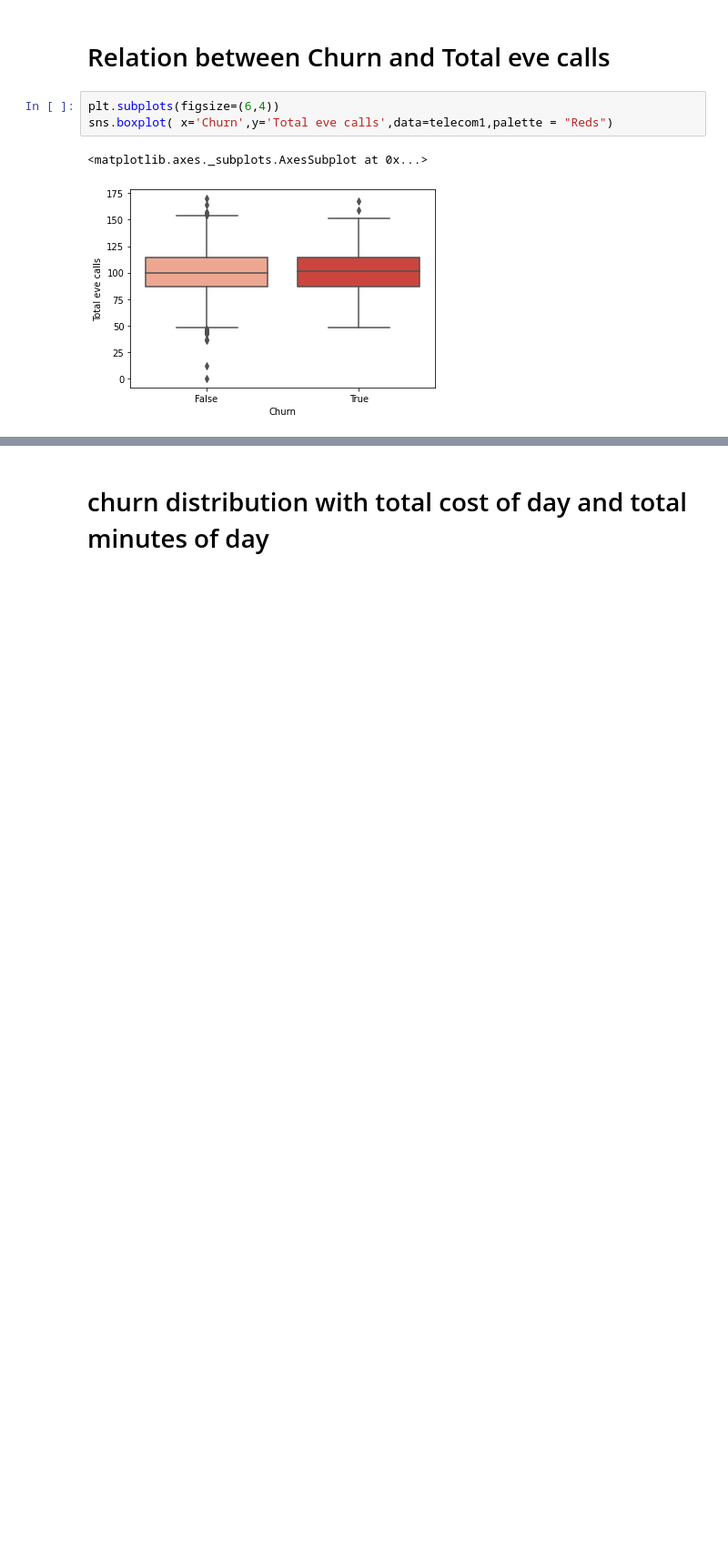
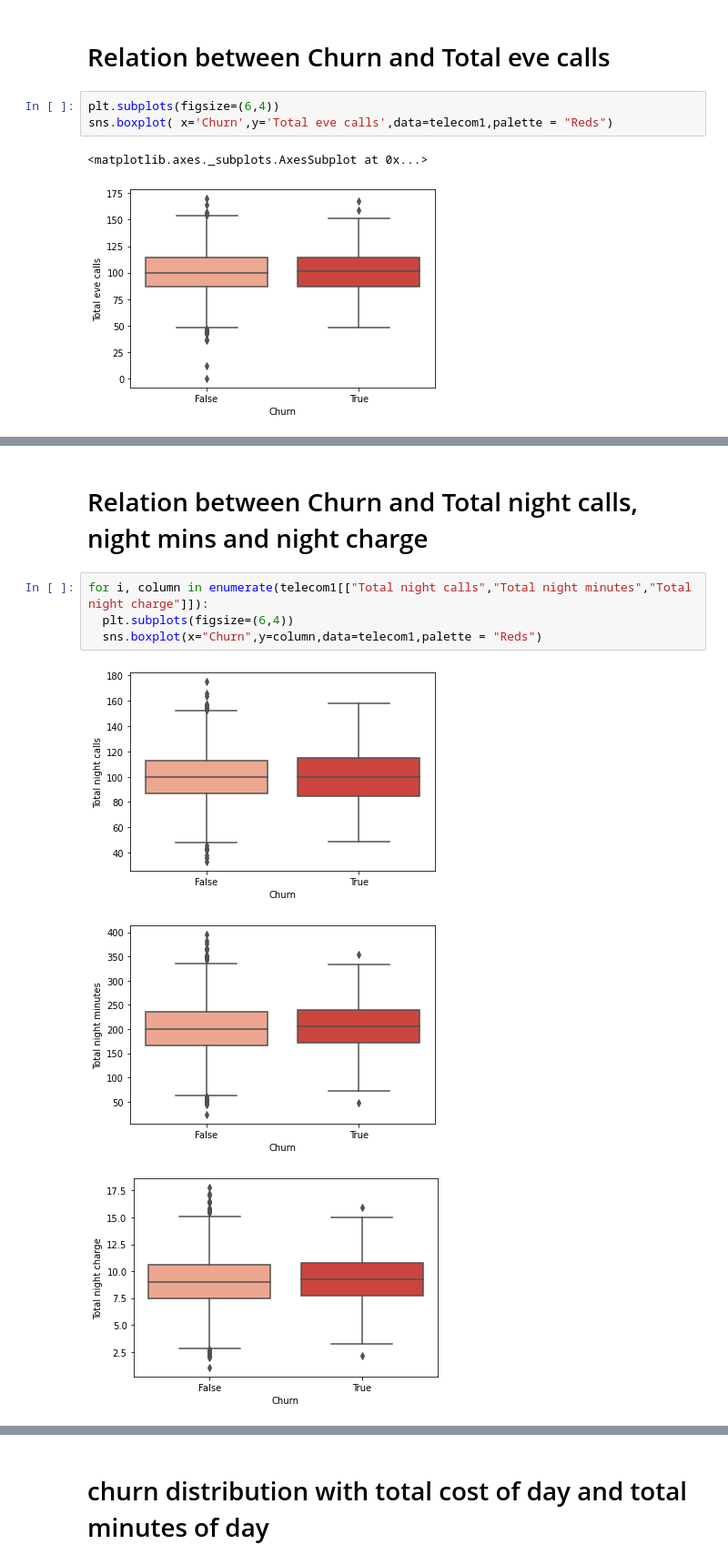
Before and after one commit to Manojpatil123/Capstone-project-eda-on-telecom-chrun, a Jupyter notebook: Telecom_Churn_Analysis_Capstone_Project.ipynb, the cells around one changed output, grey strips where cells are left out. Shown at 91% size. Cells and saved outputs as stored; diff of their text form; blank space fills up the shorter version.

```diff
--- a/Telecom_Churn_Analysis_Capstone_Project.ipynb
+++ b/Telecom_Churn_Analysis_Capstone_Project.ipynb
@@ -438,0 +449,10 @@ From above box plot we can say that on an average a 100 eve calls are made which
+# %% [markdown]
+# Relation between Churn and Total night calls, night mins and night charge
+# %%
+for i, column in enumerate(telecom1[["Total night calls","Total night minutes","Total night charge"]]):
+  plt.subplots(figsize=(6,4))
+  sns.boxplot(x="Churn",y=column,data=telecom1,palette = "Reds")
+# %% [output]
+[figure, added]
+[figure, added]
+[figure, added]
```
Also changed, not shown: parts of 28 cells of this notebook.
